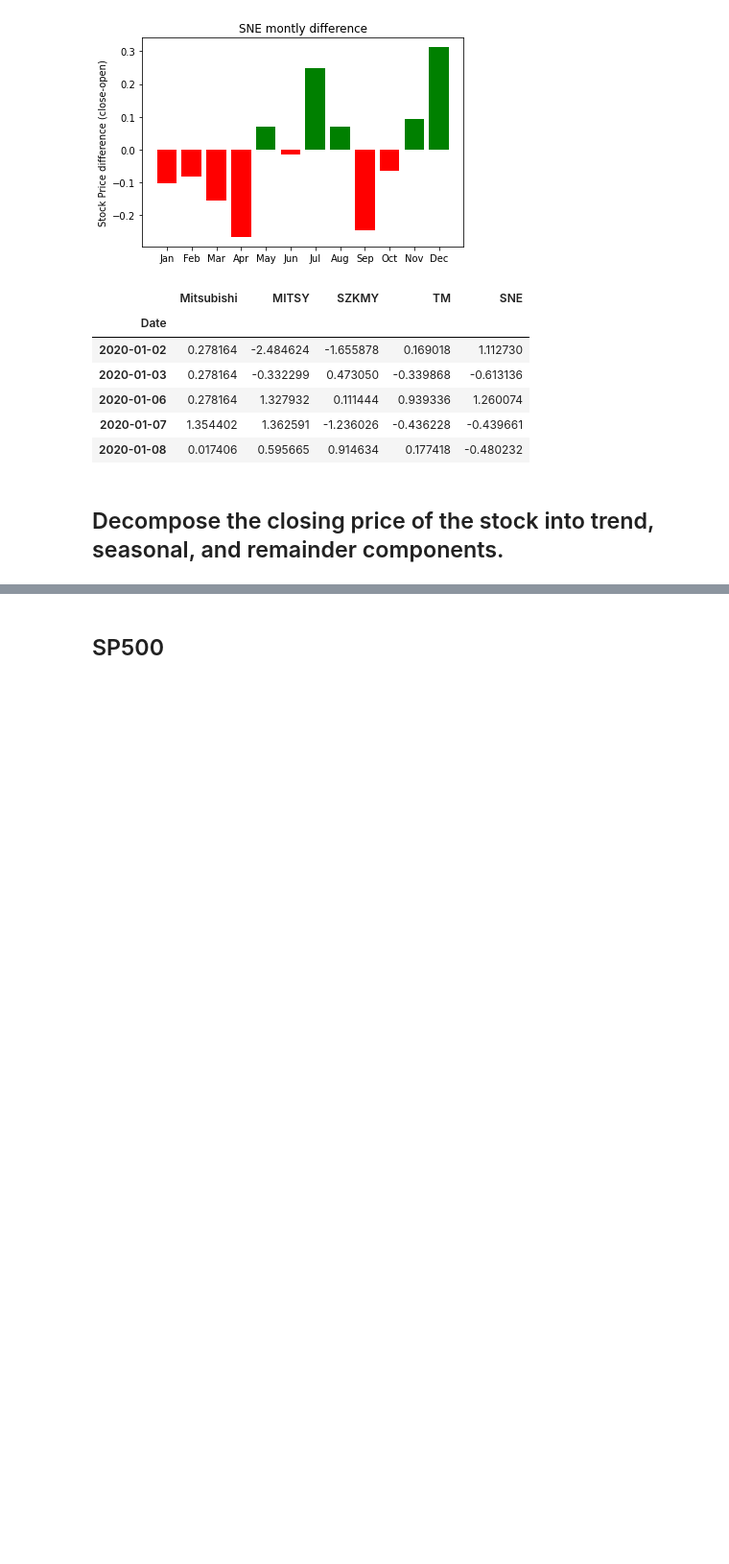
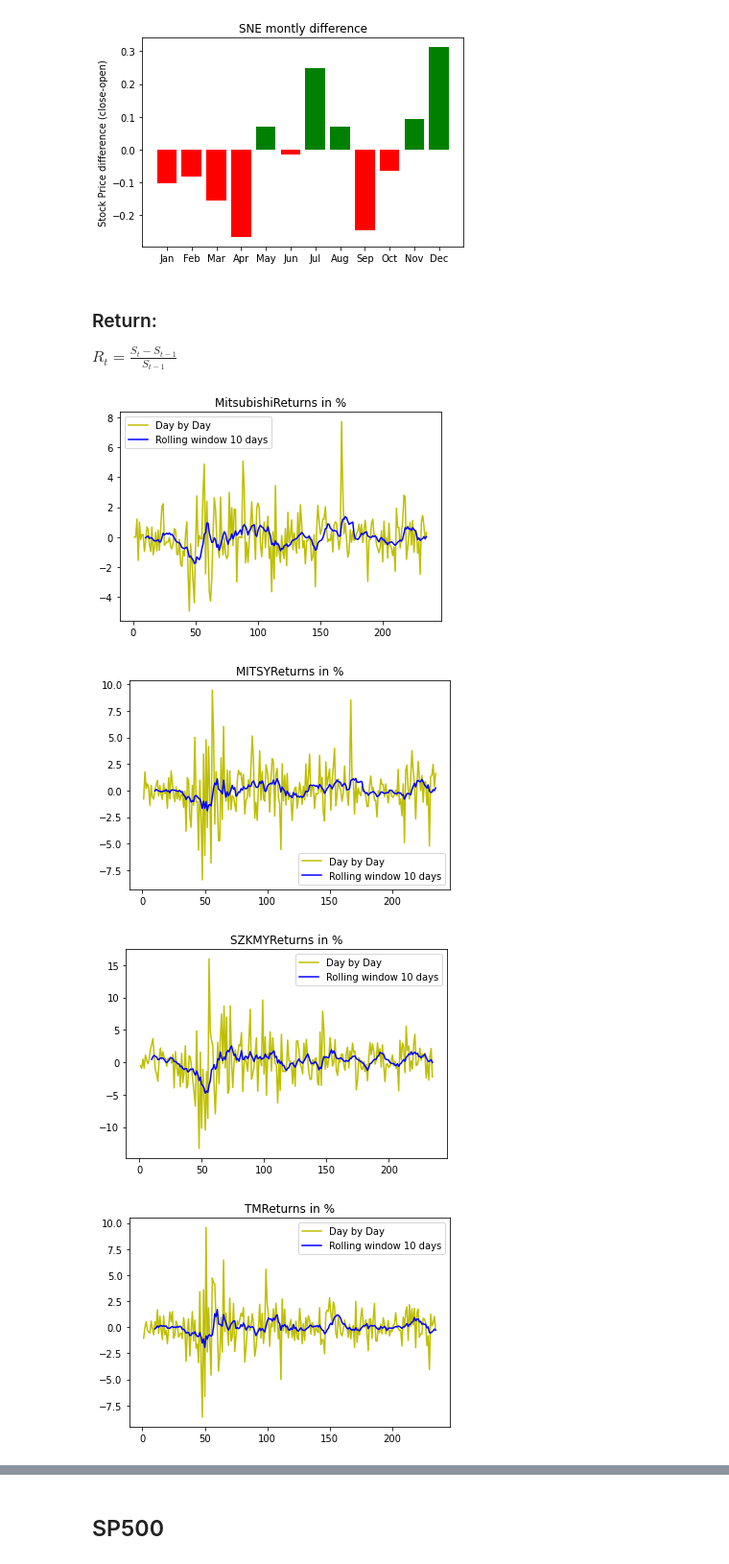
Before and after one commit to anitamezzetti/covid_impact_stocks_volatility, a Jupyter notebook: stock_price_EDA.ipynb, the cells around one changed output, grey strips where cells are left out. Shown at 96% size. Cells and saved outputs as stored; diff of their text form; code cells hidden in the pictures; blank space fills up the shorter version.

```diff
--- a/stock_price_EDA.ipynb
+++ b/stock_price_EDA.ipynb
@@ -246,15 +250,31 @@ for name in highest_name:
 [figure]
 [figure]
 [figure]
-# %%
-df_lost_percentage.head()
-# %% [output]
-|  | Mitsubishi | MITSY | SZKMY | TM | SNE |
-| Date |  |  |  |  |  |
-| 2020-01-02 | 0.278164 | -2.484624 | -1.655878 | 0.169018 | 1.112730 |
-| 2020-01-03 | 0.278164 | -0.332299 | 0.473050 | -0.339868 | -0.613136 |
-| 2020-01-06 | 0.278164 | 1.327932 | 0.111444 | 0.939336 | 1.260074 |
-| 2020-01-07 | 1.354402 | 1.362591 | -1.236026 | -0.436228 | -0.439661 |
-| 2020-01-08 | 0.017406 | 0.595665 | 0.914634 | 0.177418 | -0.480232 |
-# %% [markdown]
-## Decompose the closing price of the stock into trend, seasonal, and remainder components.
+# %% [markdown]
+### Return:
+
+$R_t = \frac{S_t-S_{t-1}}{S_{t-1}}$
+# %%
+df_lost_percentage.head()
+returns = pd.DataFrame()
+
+for name in highest_name:
+
+    returns[name] = (datasets['adj_close'][name] - datasets['adj_close'][name].shift(1))/datasets['adj_close'][name].shift(1)*100
+
+    #plot time series
+    plt.plot(returns[name].index, returns[name].values, color='y', label='Day by Day')
+
+    # plot rolling windows
+    rollingg = returns[name].rolling(10).mean()
+    plt.plot(returns[name].index, rollingg, color='b', label='Rolling window 10 days')
+
+    title = name + 'Returns in %'
+    plt.title(title)
+    plt.legend()
+    plt.show()
+# %% [output]
+[figure, added]
+[figure, added]
+[figure, added]
+[figure, added]
```
Also changed, not shown: parts of 25 cells of this notebook.
